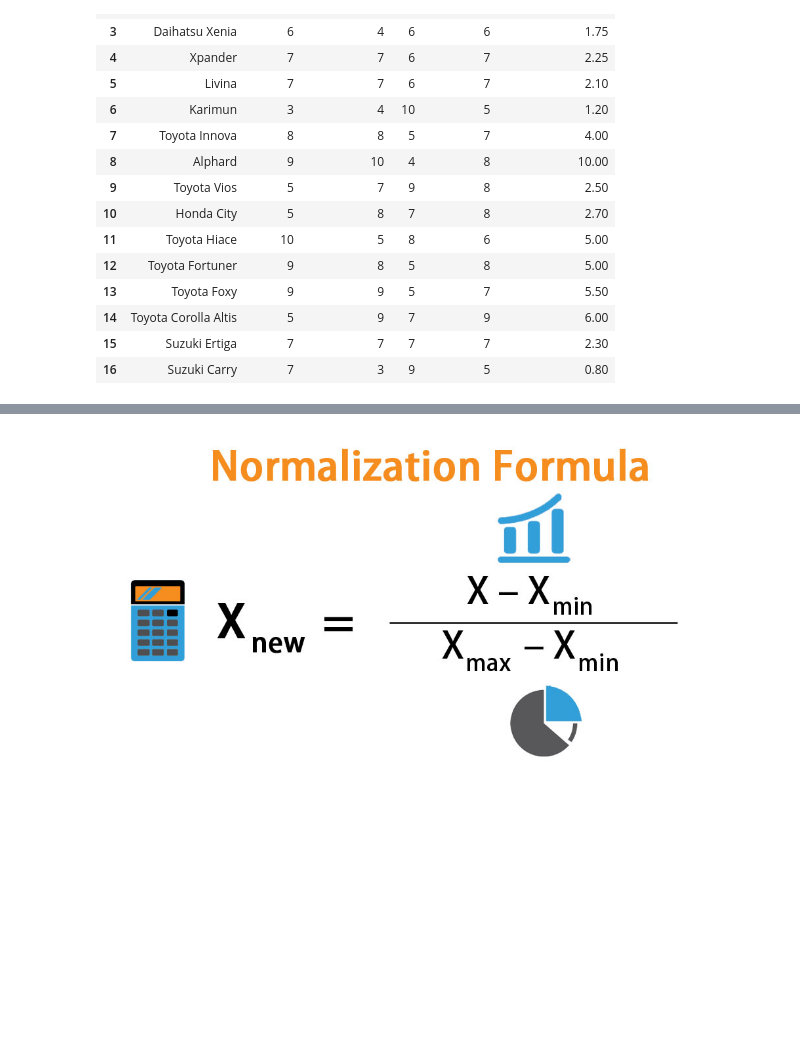
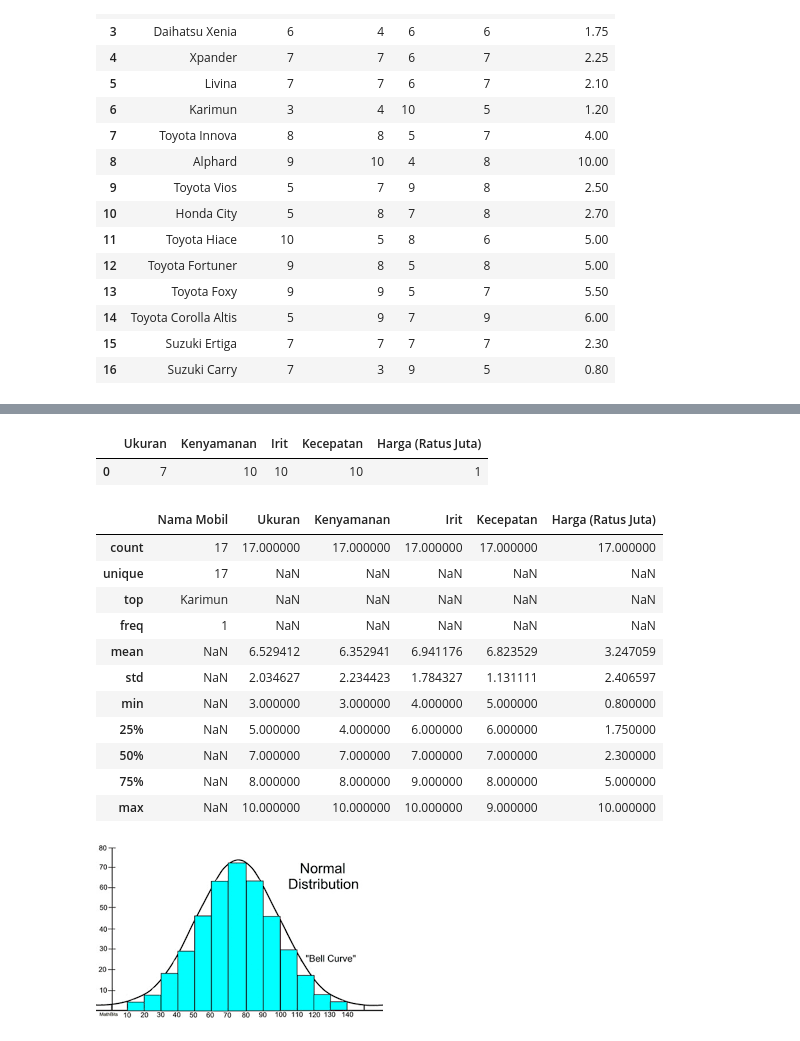
Before and after one commit to fendiirfan/KNN_from_scratch, a Jupyter notebook: Tubes_AI_3.ipynb, the cells around one changed output, grey strips where cells are left out. Saved outputs shown, nothing was run; the diff lists cells and outputs as text; code cells hidden in the pictures; blank space fills up the shorter version.

```diff
--- a/Tubes_AI_3.ipynb
+++ b/Tubes_AI_3.ipynb
@@ -53,2 +48,22 @@ for i in df.columns:
+# %%
+dfTest
+# %% [output]
+|  | Ukuran | Kenyamanan | Irit | Kecepatan | Harga (Ratus Juta) |
+| 0 | 7 | 10 | 10 | 10 | 1 |
+# %%
+df.describe(include='all')
+# %% [output]
+|  | Nama Mobil | Ukuran | Kenyamanan | Irit | Kecepatan | Harga (Ratus Juta) |
+| count | 17 | 17.000000 | 17.000000 | 17.000000 | 17.000000 | 17.000000 |
+| unique | 17 | NaN | NaN | NaN | NaN | NaN |
+| top | Karimun | NaN | NaN | NaN | NaN | NaN |
+| freq | 1 | NaN | NaN | NaN | NaN | NaN |
+| mean | NaN | 6.529412 | 6.352941 | 6.941176 | 6.823529 | 3.247059 |
+| std | NaN | 2.034627 | 2.234423 | 1.784327 | 1.131111 | 2.406597 |
+| min | NaN | 3.000000 | 3.000000 | 4.000000 | 5.000000 | 0.800000 |
+| 25% | NaN | 5.000000 | 4.000000 | 6.000000 | 6.000000 | 1.750000 |
+| 50% | NaN | 7.000000 | 7.000000 | 7.000000 | 7.000000 | 2.300000 |
+| 75% | NaN | 8.000000 | 8.000000 | 9.000000 | 8.000000 | 5.000000 |
+| max | NaN | 10.000000 | 10.000000 | 10.000000 | 9.000000 | 10.000000 |
 # %% [markdown]
-![image.png](embedded-picture-1-old)
+![image.png](embedded-picture-1-new)
```
Also changed, not shown: parts of 23 cells of this notebook.
